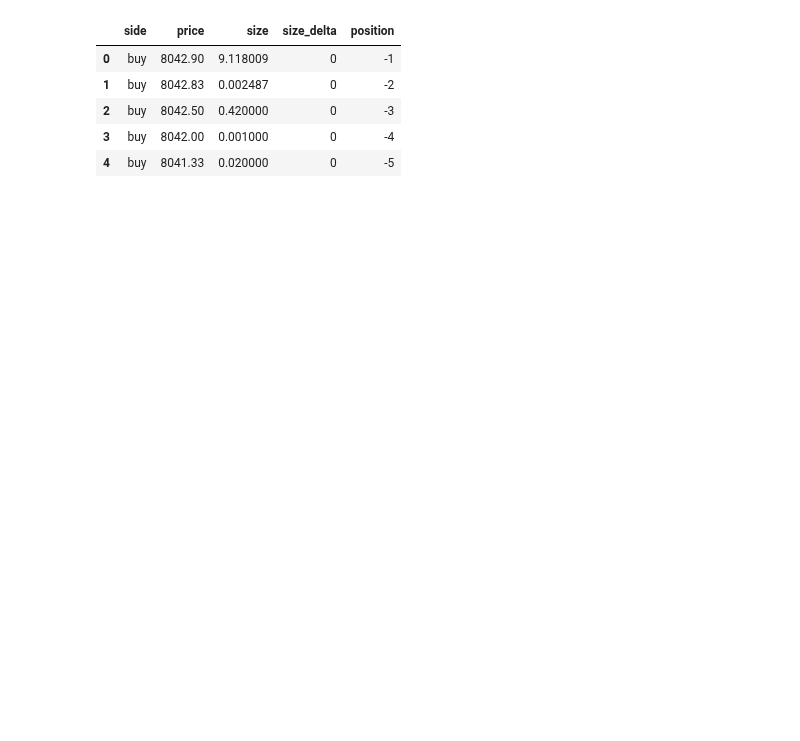
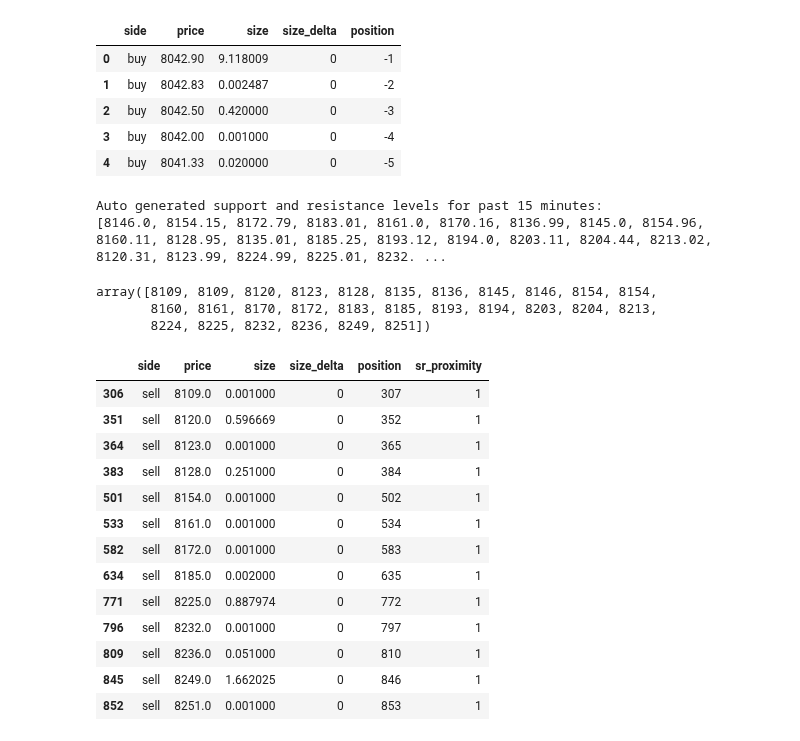
Before and after one commit to timothyyu/gdax-orderbook-ml, a Jupyter notebook: test_input_feature_expansion.ipynb, the cells around one changed output. Drawn from its saved outputs; the diff is of its cells as text; code cells hidden in the pictures; blank space fills up the shorter version.

Commit message:
inital proximity to ml calculated support/resistance lines added as feature

```diff
--- a/test_input_feature_expansion.ipynb
+++ b/test_input_feature_expansion.ipynb
@@ -278,3 +280,10 @@ snapshot_bids_df.head()
 | 2 | buy | 8042.50 | 0.420000 | 0 | -3 |
 | 3 | buy | 8042.00 | 0.001000 | 0 | -4 |
 | 4 | buy | 8041.33 | 0.020000 | 0 | -5 |
+# %%
+# Autogenerated support/resistance past 15 minutes
+print("Auto generated support and resistance levels for past 15 minutes:")
+print(ml_results)
+# %% [output]
+Auto generated support and resistance levels for past 15 minutes:
+[8146.0, 8154.15, 8172.79, 8183.01, 8161.0, 8170.16, 8136.99, 8145.0, 8154.96, 8160.11, 8128.95, 8135.01, 8185.25, 8193.12, 8194.0, 8203.11, 8204.44, 8213.02, 8120.31, 8123.99, 8224.99, 8225.01, 8232. ...
@@ -280,0 +294,63 @@ snapshot_bids_df.head()
+# %%
+# Convert ml_results into sorted int array
+ml_results_modified =np.asarray(ml_results)
+ml_results_modified =np.trunc(ml_results_modified).astype(int)
+ml_results_modified = np.sort(ml_results_modified,kind = 'quicksort')
+ml_results_modified
+# %% [output]
+array([8109, 8109, 8120, 8123, 8128, 8135, 8136, 8145, 8146, 8154, 8154,
+       8160, 8161, 8170, 8172, 8183, 8185, 8193, 8194, 8203, 8204, 8213,
+       8224, 8225, 8232, 8236, 8249, 8251])
+# %%
+# Set inital proximity feature for l2 snapshot within +30/-30 range
+#snapshot_asks_df =snapshot_asks_df[::-1]
+for i in range(len(snapshot_asks_df['price'])):
+    if snapshot_asks_df['price'].values[i] in ml_results_modified:
+        #print(snapshot_asks_df['price'].values[i])
+        snapshot_asks_df['sr_proximity'].values[i] =1
+    if snapshot_asks_df['price'].values[i] in ml_results_modified-10:
+        snapshot_asks_df['sr_proximity'].values[i] = -1
+    if snapshot_asks_df['price'].values[i] in ml_results_modified+10:
+        snapshot_asks_df['sr_proximity'].values[i] = 2
+    if snapshot_asks_df['price'].values[i] in ml_results_modified-20:
+        snapshot_asks_df['sr_proximity'].values[i] = -2
+    if snapshot_asks_df['price'].values[i] in ml_results_modified+20:
+        snapshot_asks_df['sr_proximity'].values[i] = 3
+    if snapshot_asks_df['price'].values[i] in ml_results_modified-30:
+        snapshot_asks_df['sr_proximity'].values[i] = -3
+    if snapshot_asks_df['price'].values[i] in ml_results_modified+30:
+        snapshot_asks_df['sr_proximity'].values[i] = 4
+for i in range(len(snapshot_bids_df['price'])):
+    if snapshot_bids_df['price'].values[i] in ml_results_modified:
+        #print(snapshot_bids_df['price'].values[i])
+        snapshot_bids_df['sr_proximity'].values[i] =1
+    if snapshot_bids_df['price'].values[i] in ml_results_modified-10:
+        snapshot_bids_df['sr_proximity'].values[i] = -1
+    if snapshot_bids_df['price'].values[i] in ml_results_modified+10:
+        snapshot_bids_df['sr_proximity'].values[i] = 2
+    if snapshot_bids_df['price'].values[i] in ml_results_modified-20:
+        snapshot_bids_df['sr_proximity'].values[i] = -2
+    if snapshot_bids_df['price'].values[i] in ml_results_modified+20:
+        snapshot_bids_df['sr_proximity'].values[i] = 3
+    if snapshot_bids_df['price'].values[i] in ml_results_modified-30:
+        snapshot_bids_df['sr_proximity'].values[i] = -3
+    if snapshot_bids_df['price'].values[i] in ml_results_modified+30:
+        snapshot_bids_df['sr_proximity'].values[i] = 4
+# %%
+# Check to make sure proximity set worked
+snapshot_asks_df.loc[snapshot_asks_df['sr_proximity'] == 1]
+# %% [output]
+|  | side | price | size | size_delta | position | sr_proximity |
+| 306 | sell | 8109.0 | 0.001000 | 0 | 307 | 1 |
+| 351 | sell | 8120.0 | 0.596669 | 0 | 352 | 1 |
+| 364 | sell | 8123.0 | 0.001000 | 0 | 365 | 1 |
+| 383 | sell | 8128.0 | 0.251000 | 0 | 384 | 1 |
+| 501 | sell | 8154.0 | 0.001000 | 0 | 502 | 1 |
+| 533 | sell | 8161.0 | 0.001000 | 0 | 534 | 1 |
+| 582 | sell | 8172.0 | 0.001000 | 0 | 583 | 1 |
+| 634 | sell | 8185.0 | 0.002000 | 0 | 635 | 1 |
+| 771 | sell | 8225.0 | 0.887974 | 0 | 772 | 1 |
+| 796 | sell | 8232.0 | 0.001000 | 0 | 797 | 1 |
+| 809 | sell | 8236.0 | 0.051000 | 0 | 810 | 1 |
+| 845 | sell | 8249.0 | 1.662025 | 0 | 846 | 1 |
+| 852 | sell | 8251.0 | 0.001000 | 0 | 853 | 1 |
```
Also changed, not shown: parts of 10 cells of this notebook.
